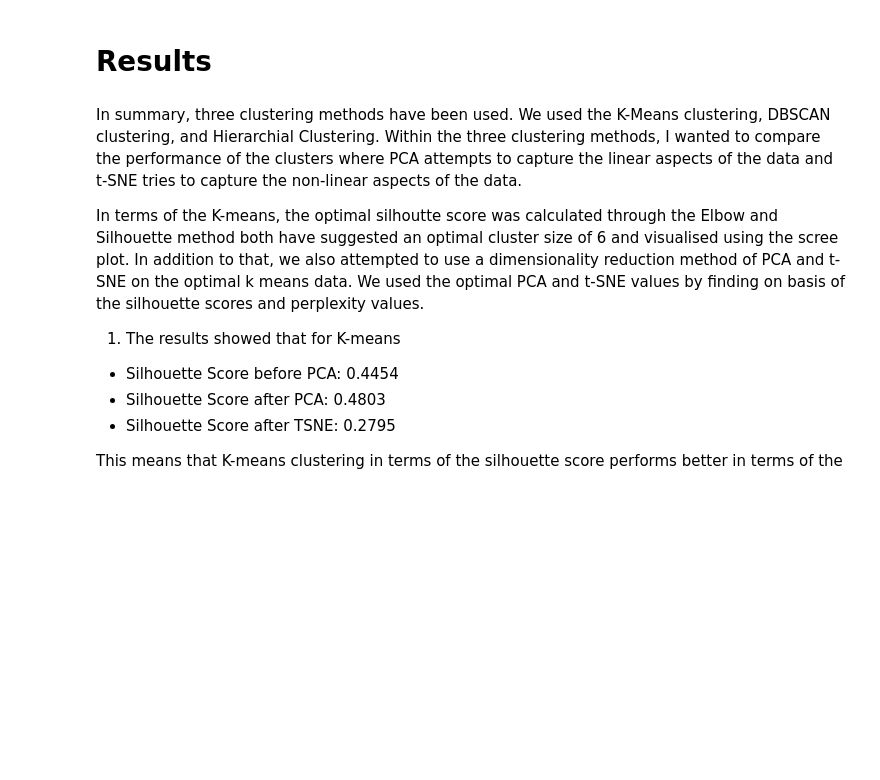
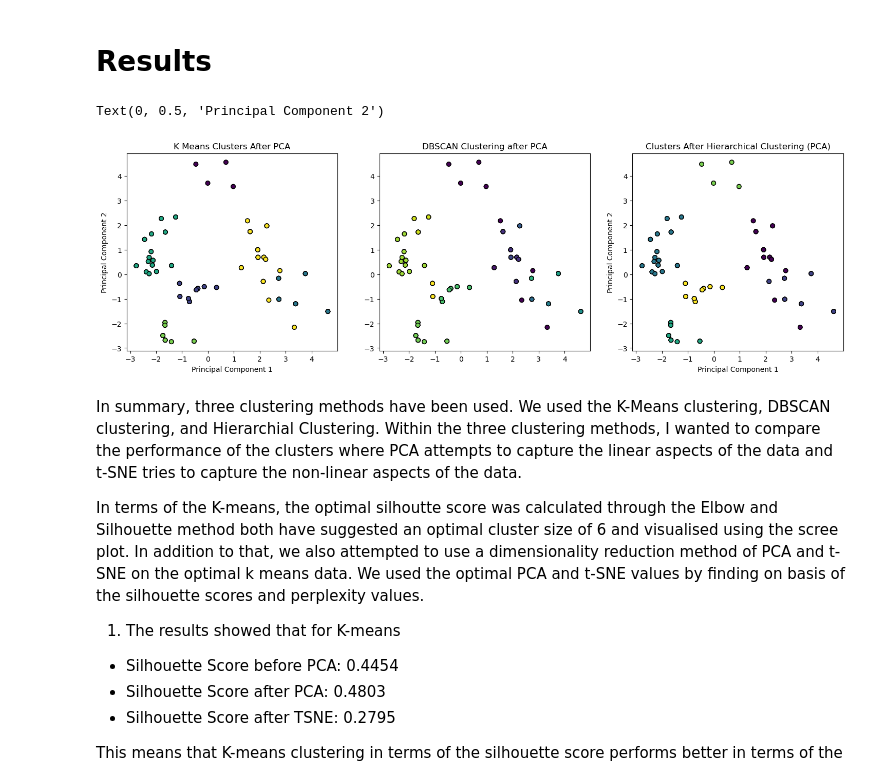
Before and after one commit to anly501/dsan-5000-project-msheeba4848, a Jupyter notebook: dsan-website/5000-website/codes/clustering.ipynb, the cells around one changed output. Cells and saved outputs as stored; diff of their text form; code cells hidden in the pictures; blank space fills up the shorter version.

```diff
--- a/dsan-website/5000-website/codes/clustering.ipynb
+++ b/dsan-website/5000-website/codes/clustering.ipynb
@@ -530,6 +528,34 @@ plt.show()
 [figure]
 # %% [markdown]
 # Results
+# %%
+
+plt.figure(figsize=(18, 5))
+
+# K Means
+plt.subplot(1, 3, 1)
+plt.scatter(optimal_pca_kmeans[:, 0], optimal_pca_kmeans[:, 1], c=labels_after_pca, cmap='viridis', edgecolor='k')
+plt.title('K Means Clusters After PCA')
+plt.xlabel('Principal Component 1')
+plt.ylabel('Principal Component 2')
+
+
+# DBSCAN
+plt.subplot(1, 3, 2)
+plt.scatter(optimal_pca_kmeans1[:, 0], optimal_pca_kmeans1[:, 1], c=labels_optimal_dbscan_pca, cmap='viridis', edgecolor='k')
+plt.title('DBSCAN Clustering after PCA')
+ax.set_xlabel('Principal Component 1')
+ax.set_ylabel('Principal Component 2')
+
+# Hierarchial Clustering
+plt.subplot(1, 3, 3)
+plt.scatter(optimal_pca_kmeans2[:, 0], optimal_pca_kmeans2[:, 1], c=labels_optimal_hierarchal_pca, cmap='viridis', edgecolor='k')
+plt.title('Clusters After Hierarchical Clustering (PCA)')
+plt.xlabel('Principal Component 1')
+plt.ylabel('Principal Component 2')
+# %% [output]
+Text(0, 0.5, 'Principal Component 2')
+[figure, added]
 # %% [markdown]
 In summary, three clustering methods have been used. We used the K-Means clustering, DBSCAN clustering, and Hierarchial Clustering. Within the three clustering methods, I wanted to compare the performance of the clusters where PCA attempts to capture the linear aspects of the data and t-SNE tries to capture the non-linear aspects of the data.
 
```
Also changed, not shown: parts of 4 cells of this notebook.
